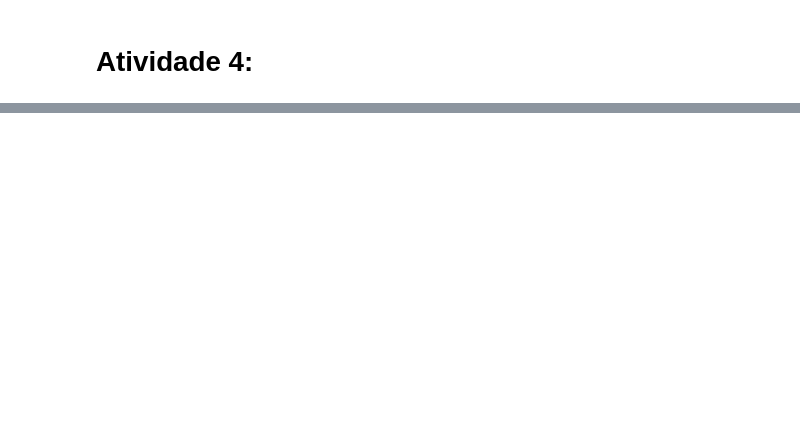
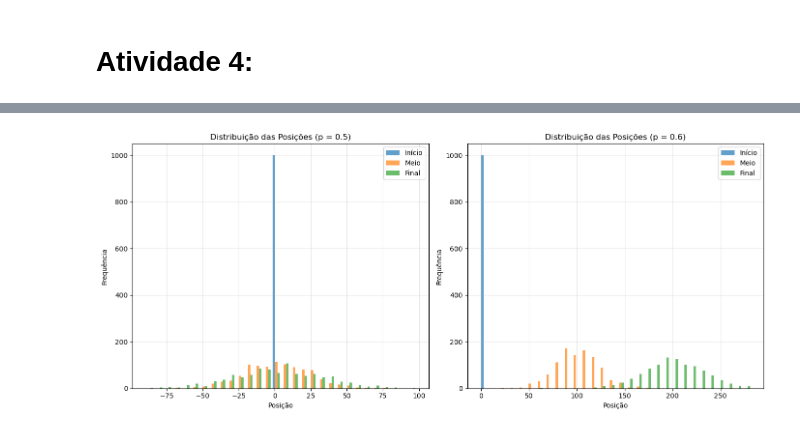
Before and after one commit to marianasenuke/testevscode2, a Jupyter notebook: Atividade 4.ipynb/atividade 4.ipynb, the cells around one changed output, grey strips where cells are left out. Saved outputs shown, nothing was run; the diff lists cells and outputs as text; code cells hidden in the pictures; blank space fills up the shorter version.

```diff
--- a/Atividade 4.ipynb/atividade 4.ipynb
+++ b/Atividade 4.ipynb/atividade 4.ipynb
@@ -73,0 +153,61 @@ plt.ylabel('Posição')
+# %%
+# Passeio aleatório (histograma 1):
+import numpy as np
+import matplotlib.pyplot as plt
+
+def passeio_aleatorio(N, p):
+    """Simula um passeio aleatório unidimensional."""
+    rng = np.random.default_rng()
+    aleatorios = rng.random(N)
+    passos = np.where(aleatorios < p, 1, -1)
+    return np.cumsum(passos)
+
+def gerar_histogramas(N, p, num_simulacoes=1000):
+    """Gera histogramas para posições inicial, intermediária e final."""
+    pos_inicio = []
+    pos_meio = []
+    pos_final = []
+
+    for _ in range(num_simulacoes):
+        passeio = passeio_aleatorio(N, p)
+        pos_inicio.append(passeio[0])  # Posição inicial (sempre 0)
+        pos_meio.append(passeio[N//2])  # Posição no meio
+        pos_final.append(passeio[-1])   # Posição final
+
+    return pos_inicio, pos_meio, pos_final
+
+# Parâmetros da simulação
+N = 1000
+p1 = 0.5
+p2 = 0.6
+num_simulacoes = 1000
+
+# Gera dados para p = 0.5
+inicio1, meio1, final1 = gerar_histogramas(N, p1, num_simulacoes)
+
+# Gera dados para p = 0.6
+inicio2, meio2, final2 = gerar_histogramas(N, p2, num_simulacoes)
+
+# Configuração dos gráficos
+fig, (ax1, ax2) = plt.subplots(1, 2, figsize=(14, 6))
+
+# Plot para p = 0.5
+ax1.hist([inicio1, meio1, final1], bins=30, label=['Início', 'Meio', 'Final'], alpha=0.7)
+ax1.set_title(f'Distribuição das Posições (p = {p1})')
+ax1.set_xlabel('Posição')
+ax1.set_ylabel('Frequência')
+ax1.legend()
+ax1.grid(True, alpha=0.3)
+
+# Plot para p = 0.6
+ax2.hist([inicio2, meio2, final2], bins=30, label=['Início', 'Meio', 'Final'], alpha=0.7)
+ax2.set_title(f'Distribuição das Posições (p = {p2})')
+ax2.set_xlabel('Posição')
+ax2.set_ylabel('Frequência')
+ax2.legend()
+ax2.grid(True, alpha=0.3)
+
+plt.tight_layout()
+plt.show()
+# %% [output]
+[figure, added]
```
Also changed, not shown: parts of 5 cells of this notebook.
